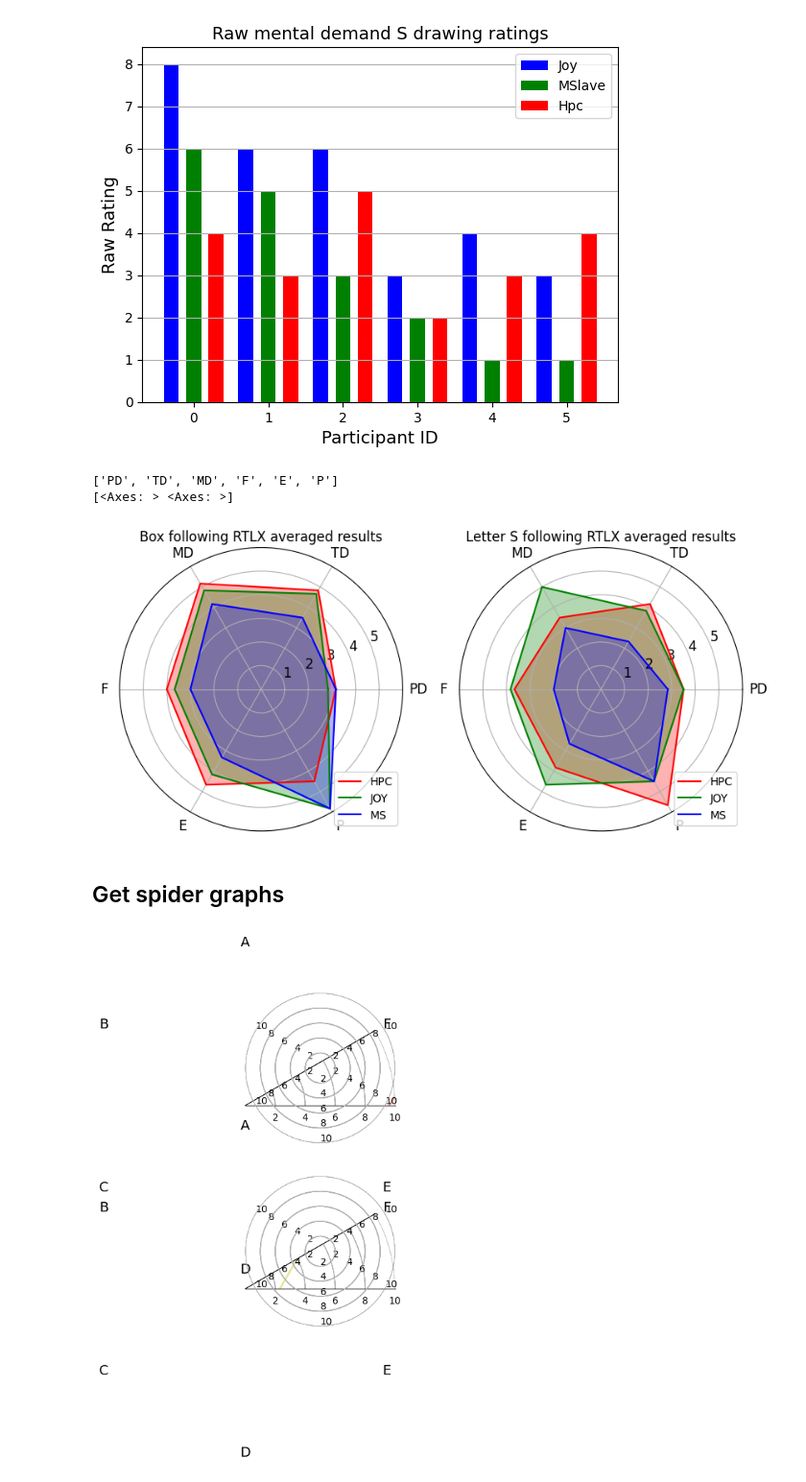
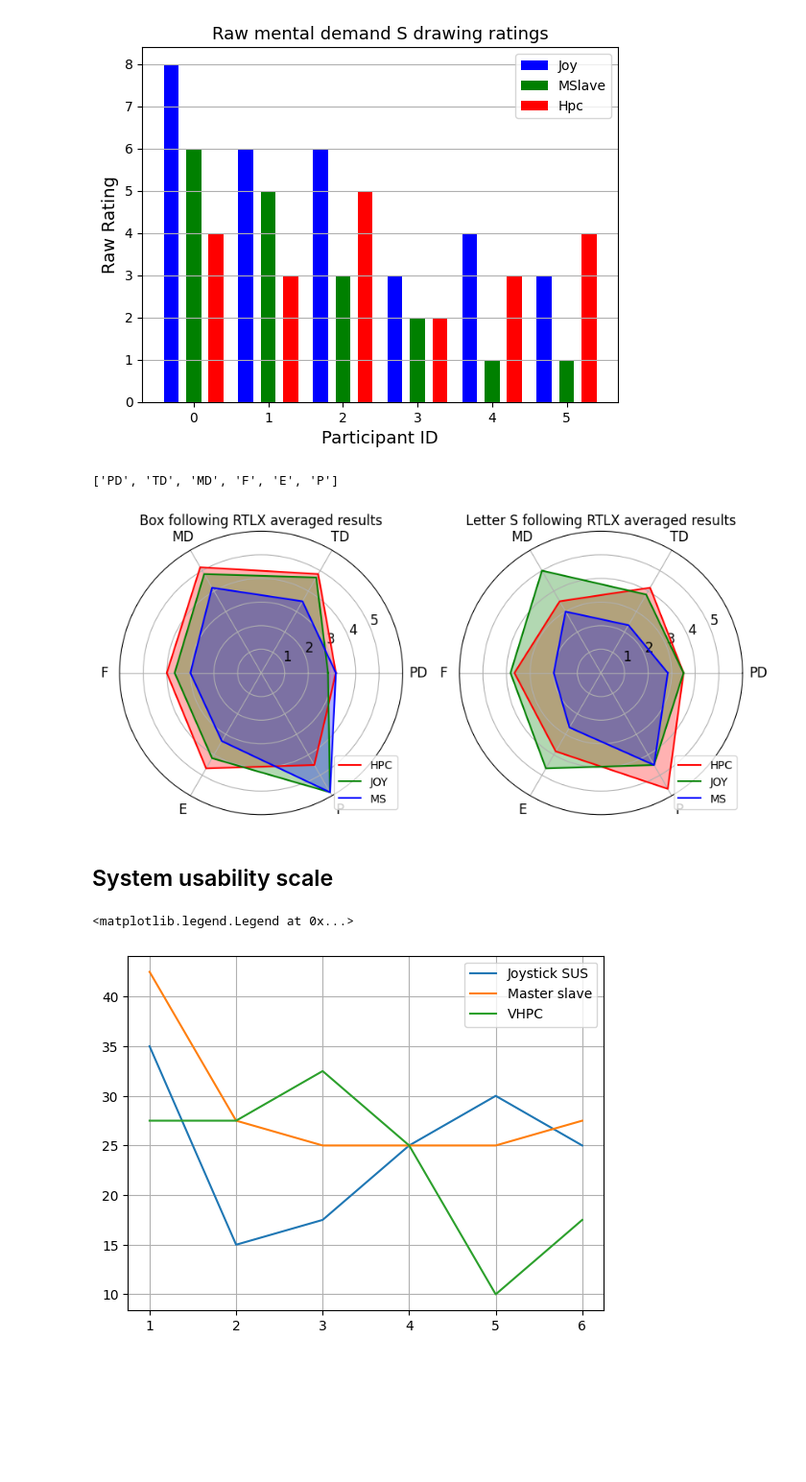
Before and after one commit to fzoric8/ros_utils, a Jupyter notebook: bags/licas_plots.ipynb, the cells around one changed output. Shown at 96% size. Saved outputs shown, nothing was run; the diff lists cells and outputs as text; code cells hidden in the pictures; blank space fills up the shorter version.

```diff
--- a/bags/licas_plots.ipynb
+++ b/bags/licas_plots.ipynb
@@ -692,7 +470,6 @@ ax1 = plt.subplot(121, projection='polar')
 ax2 = plt.subplot(122, projection='polar')
 
 
-print(axs)
 
 # Draw one axe per variable + add labels
 ax1.set_xticks(angles[:-1], categories, color='black', size=12)
@@ -729,30 +506,8 @@ plt.savefig("{}/rtlx_comparison.svg".format(origin_dir))
 plt.show()
 # %% [output]
 ['PD', 'TD', 'MD', 'F', 'E', 'P']
-[<Axes: > <Axes: >]
 [figure]
 # %% [markdown]
-## Get spider graphs
+## System usability scale
 # %%
-## AVGS
-## HPC
-pd_hpc_tlx1_avg = avg_list(hpc_rtlx1_pd); pd_hpc_tlx2_avg = avg_list(hpc_rtlx2_pd)
-td_hpc_tlx1_avg = avg_list(hpc_rtlx1_td); td_hpc_tlx2_avg = avg_list(hpc_rtlx2_td)
-md_hpc_tlx1_avg = avg_list(hpc_rtlx1_md); md_hpc_tlx2_avg = avg_list(hpc_rtlx2_md)
-e_hpc_tlx1_avg = avg_list(hpc_rtlx1_e); e_hpc_tlx2_avg = avg_list(hpc_rtlx2_e)
-f_hpc_tlx1_avg = avg_list(hpc_rtlx1_f); f_hpc_tlx2_avg = avg_list(hpc_rtlx2_f)
-p_hpc_tlx1_avg = avg_list(hpc_rtlx1_p); p_hpc_tlx2_avg = avg_list(hpc_rtlx2_p)
-## JOY
-pd_joy_tlx1_avg = avg_list(joy_rtlx1_pd); pd_joy_tlx2_avg = avg_list(joy_rtlx2_pd)
-td_joy_tlx1_avg = avg_list(joy_rtlx1_td); td_joy_tlx2_avg = avg_list(joy_rtlx2_td)
-md_joy_tlx1_avg = avg_list(joy_rtlx1_md); md_joy_tlx2_avg = avg_list(joy_rtlx2_md)
-e_joy_tlx1_avg = avg_list(joy_rtlx1_e); e_joy_tlx2_avg = avg_list(joy_rtlx2_e)
-f_joy_tlx1_avg = avg_list(joy_rtlx1_f); f_joy_tlx2_avg = avg_list(joy_rtlx2_f)
-p_joy_tlx1_avg = avg_list(joy_rtlx1_p); p_joy_tlx2_avg = avg_list(joy_rtlx2_p)
-## MS
-pd_ms_tlx1_avg = avg_list(ms_rtlx1_pd); pd_ms_tlx2_avg = avg_list(ms_rtlx2_pd)
-td_ms_tlx1_avg = avg_list(ms_rtlx1_td); td_ms_tlx2_avg = avg_list(ms_rtlx2_td)
-md_ms_tlx1_avg = avg_list(ms_rtlx1_md); md_ms_tlx2_avg = avg_list(ms_rtlx2_md)
-e_ms_tlx1_avg = avg_list(ms_rtlx1_e); e_ms_tlx2_avg = avg_list(ms_rtlx2_e)
-f_ms_tlx1_avg = avg_list(ms_rtlx1_f); f_ms_tlx2_avg = avg_list(ms_rtlx2_f)
-p_ms_tlx1_avg = avg_list(ms_rtlx1_p); p_ms_tlx2_avg = avg_list(ms_rtlx2_p)
+sus = pd.read_csv("./sus.csv")
@@ -791,14 +514,20 @@ class Radar(object):
-# %%
-titles = ['A','B','C','D','E','F']
-parameters_list = ['2','4','6','8','10']
-
-fig = plt.figure()
-labels = [parameters_list, parameters_list, parameters_list,parameters_list,parameters_list,parameters_list]
-
-radar = Radar(fig, titles, labels, rect=[0.0, 0.55, 0.5, 0.45])
-radar.plot([1, 3, 2, 5, 4, 9],  "-", lw=2, color="r", alpha=0.4, label="first")
-
-radar = Radar(fig, titles, labels, rect=[0.0, 0.0, 0.5, 0.45])
-radar.plot([3, 6, 4, 1, 1, 2],  "-", lw=2, color="y", alpha=0.4, label="second")
-# %% [output]
-[figure, removed]
+# %%
+jc, ms, hpc = [], [], []
+ranges = [1, 2, 3, 4, 5, 6]
+for index, row in sus.iterrows():
+    if row["System"] == "Joystick control":
+        jc.append(100 - row["Final"])
+    if row["System"] == "Master-slave teleoperation":
+        ms.append(100 - row["Final"])
+    if row["System"] == "Human pose estimation control":
+        hpc.append(100 - row["Final"])
+
+
+plt.plot(ranges, jc, label = "Joystick SUS")
+plt.plot(ranges, ms, label = "Master slave")
+plt.plot(ranges, hpc,label = "VHPC")
+plt.grid()
+plt.legend()
+# %% [output]
+<matplotlib.legend.Legend at 0x...>
+[figure, added]
```
Also changed, not shown: parts of 33 cells of this notebook.
